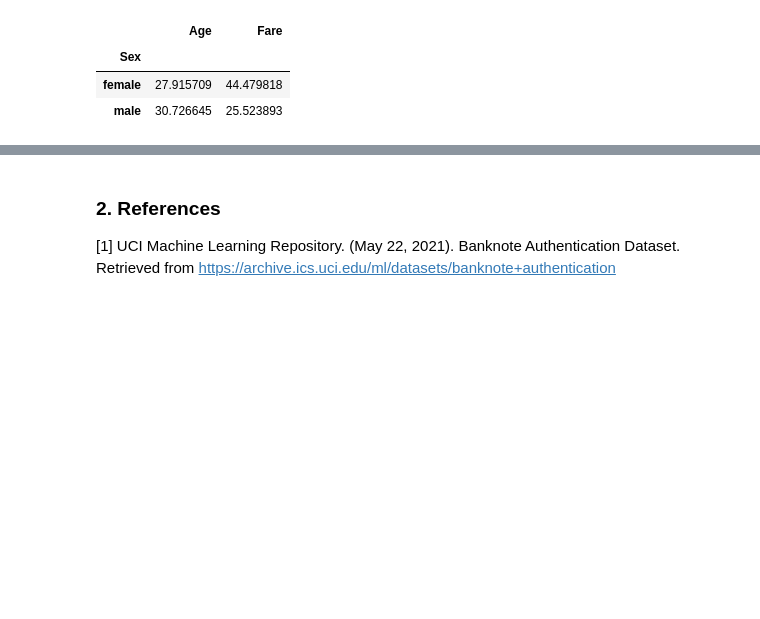
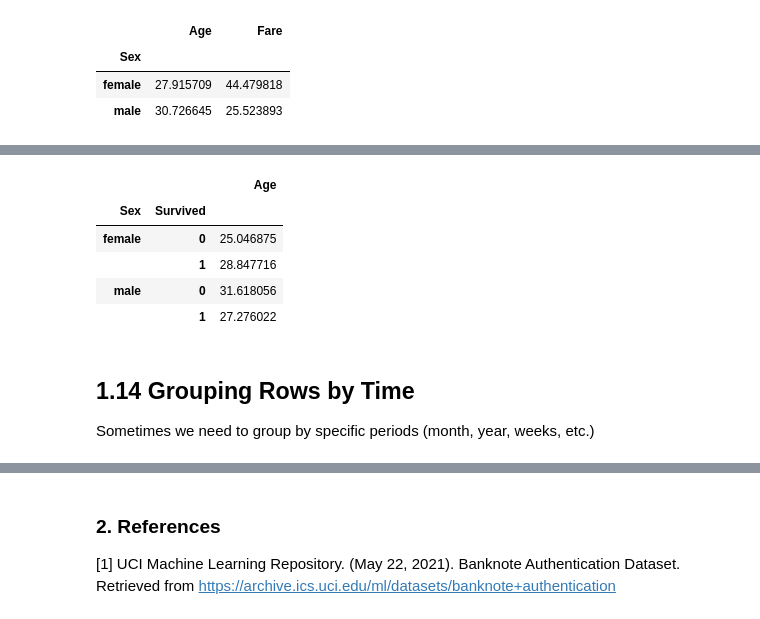
Before and after one commit to alexismenanieves/Pandas_Practice, a Jupyter notebook: Pandas_Practice_Notebook.ipynb, the cells around one changed output, grey strips where cells are left out. Saved outputs shown, nothing was run; the diff lists cells and outputs as text; code cells hidden in the pictures; blank space fills up the shorter version.

```diff
--- a/Pandas_Practice_Notebook.ipynb
+++ b/Pandas_Practice_Notebook.ipynb
@@ -401,0 +414,13 @@ df_tc.groupby(['Sex','Age','Fare']).mean()
+# %%
+# What was the average age by sex for survivors
+df_tc.groupby(['Sex','Survived'])[['Age']].mean()
+# %% [output]
+|  |  | Age |
+| Sex | Survived |  |
+| female | 0 | 25.046875 |
+|  | 1 | 28.847716 |
+| male | 0 | 31.618056 |
+|  | 1 | 27.276022 |
+# %% [markdown]
+## 1.14 Grouping Rows by Time
+Sometimes we need to group by specific periods (month, year, weeks, etc.)
```
Also changed, not shown: parts of 5 cells of this notebook.
